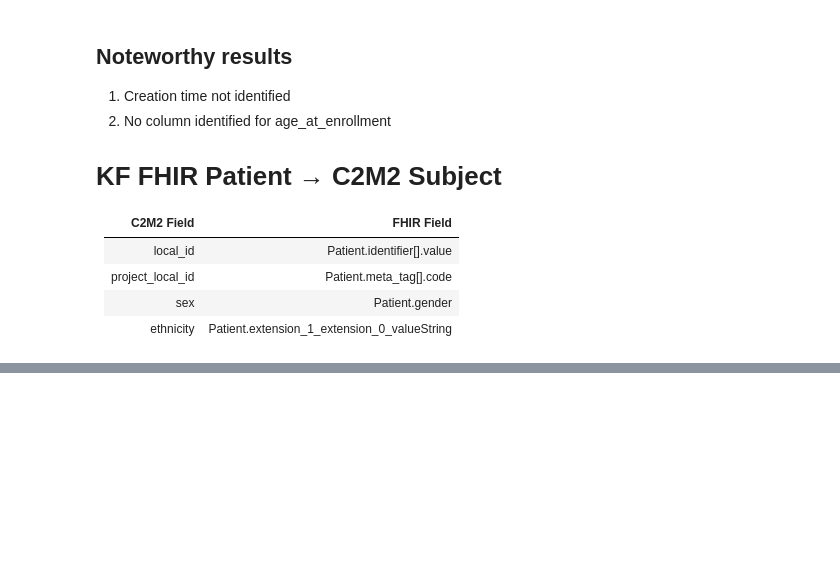
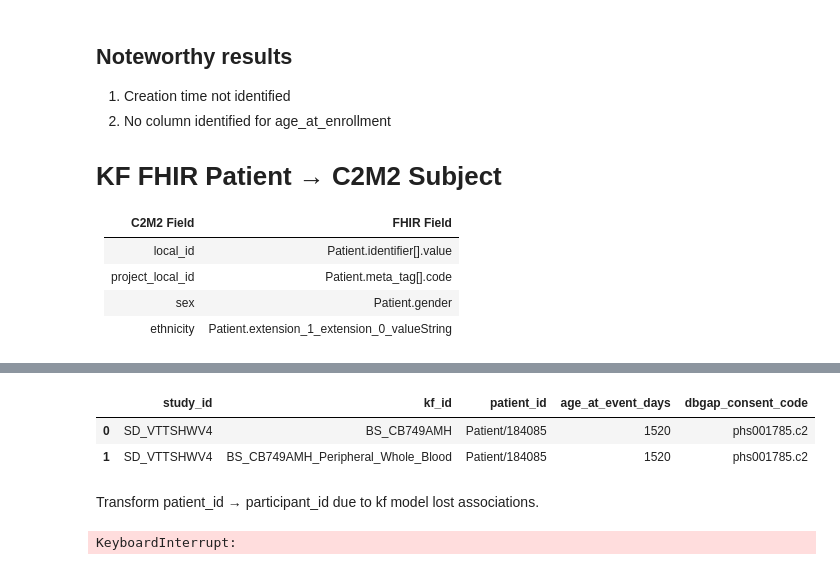
Before and after one commit to kids-first/c2m2-submission-process, a Jupyter notebook: kf_to_c2m2_etl/fhir-ingest.ipynb, the cells around one changed output, grey strips where cells are left out. Cells and saved outputs as stored; diff of their text form; code cells hidden in the pictures; blank space fills up the shorter version.

```diff
--- a/kf_to_c2m2_etl/fhir-ingest.ipynb
+++ b/kf_to_c2m2_etl/fhir-ingest.ipynb
@@ -146,3 +165,37 @@ patient_df.head()
+# %%
+patient_df = pd.DataFrame({'patient_id' :["Patient/184085"]})
+
+biospec_df = ship['PROD_URL'].trade_rows_for_dataframe(
+    patient_df,
+    resource_type='Specimen',
+    df_constraints={'patient':'patient_id'},
+    #df_constraints={'_tag':'studies'},
+    fhir_paths=[
+        ('study_id','meta.tag[0].code'),
+        ('kf_id','identifier[0].value'),
+        ('source_text_anatomical_site','collection.bodySite.text'),
+        ('uberon_id_anatomical_site','collection.bodySite.text'),
+        ('patient_id','subject.reference'),
+        ('age_at_event_days','collection._collectedDateTime.extension[0].extension[3].valueDuration.value'),
+        ('dbgap_consent_code','meta.security[1].code')
+    ]
+)
+
+biospec_df.head(5)
+# %% [output]
+|  | study_id | kf_id | patient_id | age_at_event_days | dbgap_consent_code |
+| 0 | SD_VTTSHWV4 | BS_CB749AMH | Patient/184085 | 1520 | phs001785.c2 |
+| 1 | SD_VTTSHWV4 | BS_CB749AMH_Peripheral_Whole_Blood | Patient/184085 | 1520 | phs001785.c2 |
+# %% [markdown]
+Transform patient_id &rarr; participant_id due to kf model lost associations.
+# %%
+biospec_df['patient_id'] = biospec_df['patient_id'].apply(lambda the_col: the_col.split('/')[-1])
+biospec_df = biospec_df.merge(patient_df[['kf_id','fhir_id']],how='inner',left_on='patient_id',right_on='fhir_id')
+biospec_df.drop(['patient_id','fhir_id'],inplace=True,axis=1)
+biospec_df.rename(columns={'kf_id_x':'kf_id','kf_id_y':'participant_id'},inplace=True)
+biospec_df.head(5)
+# %% [output]
+KeyboardInterrupt:
 # %% [markdown]
 # Genomic Files ingest from FHIR
 
```
Also changed, not shown: parts of 6 cells of this notebook, 3 other files.
